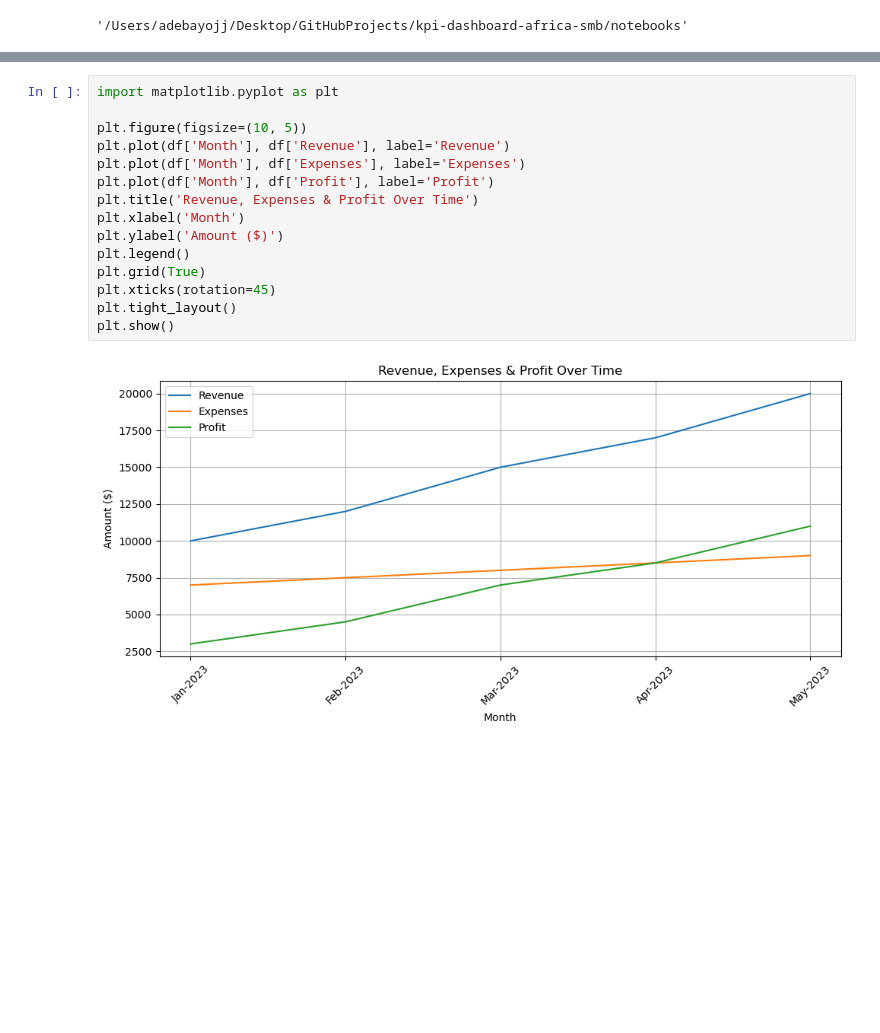
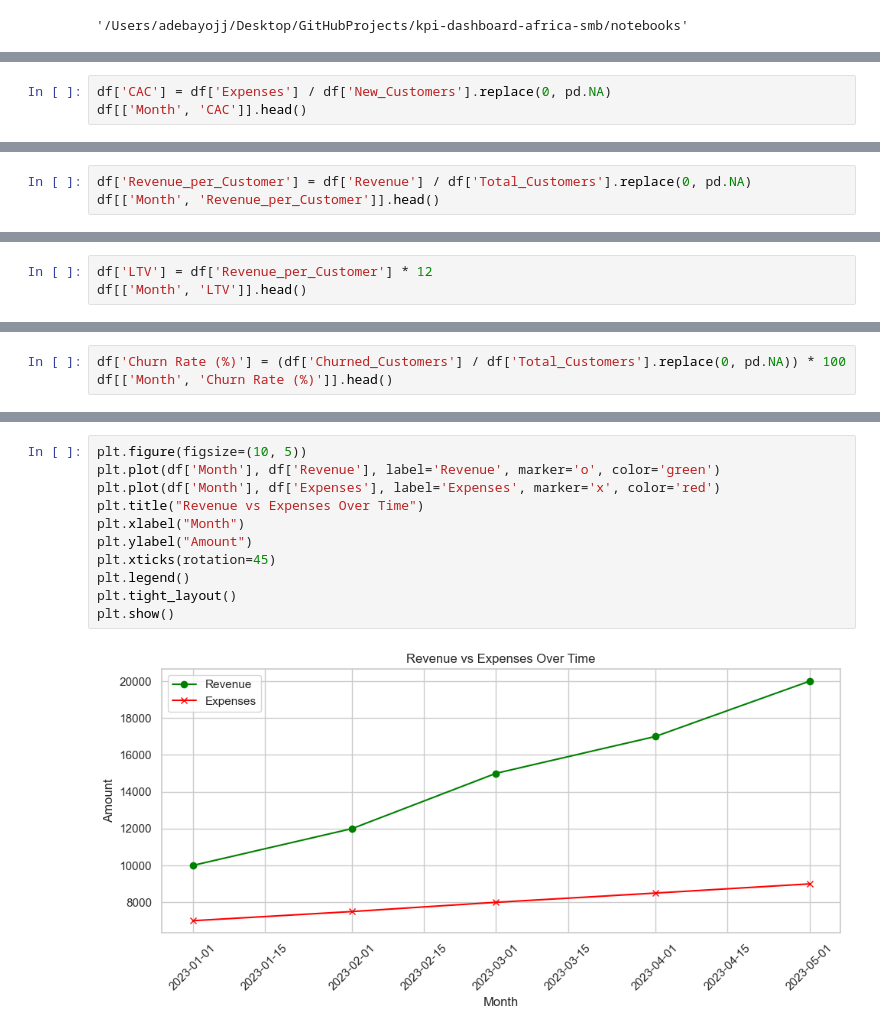
Before and after one commit to KayodePanda/kpi-dashboard-africa-smb, a Jupyter notebook: notebooks/kpi_analysis.ipynb, the cells around one changed output, grey strips where cells are left out. Drawn from its saved outputs; the diff is of its cells as text; blank space fills up the shorter version.

```diff
--- a/notebooks/kpi_analysis.ipynb
+++ b/notebooks/kpi_analysis.ipynb
@@ -37,0 +43,3 @@ df[['Month', 'Revenue', 'Profit', 'Profit_Margin', 'CAC', 'LTV', 'Customer_Growt
+# %%
+df['CAC'] = df['Expenses'] / df['New_Customers'].replace(0, pd.NA)
+df[['Month', 'CAC']].head()
@@ -37,0 +53,3 @@ df[['Month', 'Revenue', 'Profit', 'Profit_Margin', 'CAC', 'LTV', 'Customer_Growt
+# %%
+df['Revenue_per_Customer'] = df['Revenue'] / df['Total_Customers'].replace(0, pd.NA)
+df[['Month', 'Revenue_per_Customer']].head()
@@ -37,0 +63,3 @@ df[['Month', 'Revenue', 'Profit', 'Profit_Margin', 'CAC', 'LTV', 'Customer_Growt
+# %%
+df['LTV'] = df['Revenue_per_Customer'] * 12
+df[['Month', 'LTV']].head()
@@ -37,0 +73,3 @@ df[['Month', 'Revenue', 'Profit', 'Profit_Margin', 'CAC', 'LTV', 'Customer_Growt
+# %%
+df['Churn Rate (%)'] = (df['Churned_Customers'] / df['Total_Customers'].replace(0, pd.NA)) * 100
+df[['Month', 'Churn Rate (%)']].head()
@@ -38,19 +95,15 @@ df[['Month', 'Revenue', 'Profit', 'Profit_Margin', 'CAC', 'LTV', 'Customer_Growt
 # %%
-import matplotlib.pyplot as plt
-
 plt.figure(figsize=(10, 5))
-plt.plot(df['Month'], df['Revenue'], label='Revenue')
-plt.plot(df['Month'], df['Expenses'], label='Expenses')
-plt.plot(df['Month'], df['Profit'], label='Profit')
-plt.title('Revenue, Expenses & Profit Over Time')
-plt.xlabel('Month')
-plt.ylabel('Amount ($)')
+plt.plot(df['Month'], df['Revenue'], label='Revenue', marker='o', color='green')
+plt.plot(df['Month'], df['Expenses'], label='Expenses', marker='x', color='red')
+plt.title("Revenue vs Expenses Over Time")
+plt.xlabel("Month")
+plt.ylabel("Amount")
+plt.xticks(rotation=45)
 plt.legend()
-plt.grid(True)
-plt.xticks(rotation=45)
 plt.tight_layout()
 plt.show()
 # %% [output]
-[figure, old version]
+[figure, new version]
 # %%
 plt.figure(figsize=(10, 5))
```
Also changed, not shown: parts of 16 cells of this notebook.
